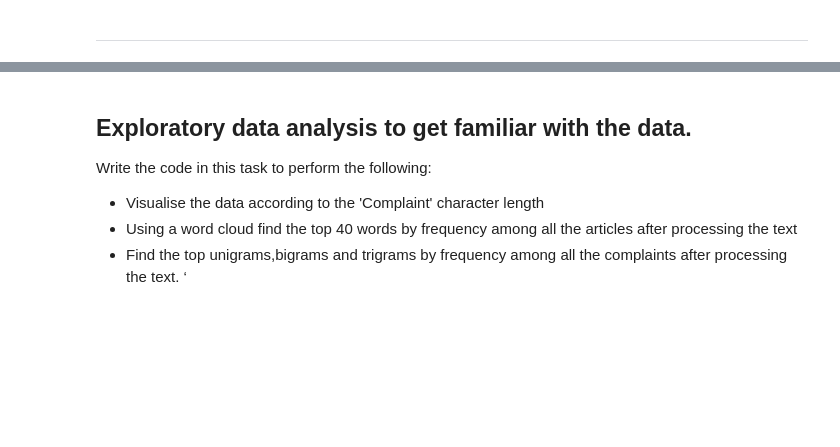
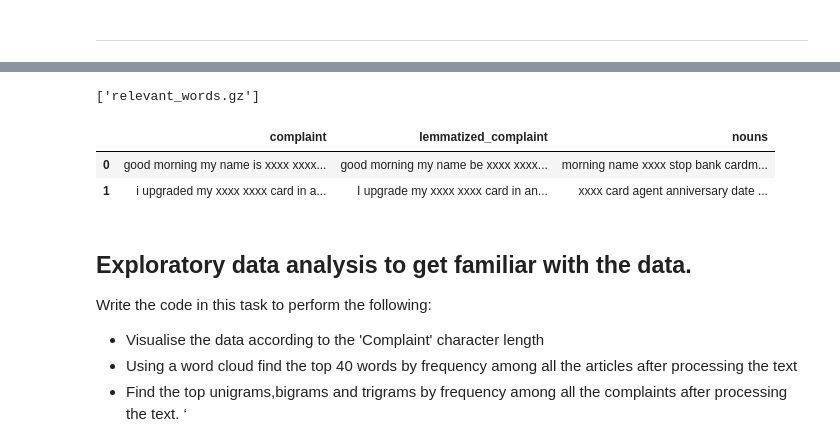
Before and after one commit to ayushxx7/TicketClassification, a Jupyter notebook: Automatic_Ticket_Classification_Assignment.ipynb, the cells around one changed output, grey strips where cells are left out. Cells and saved outputs as stored; diff of their text form; code cells hidden in the pictures; blank space fills up the shorter version.

```diff
--- a/Automatic_Ticket_Classification_Assignment.ipynb
+++ b/Automatic_Ticket_Classification_Assignment.ipynb
@@ -405,2 +414,4 @@ df_clean.head()
 # %% [markdown]
 ---
+# %%
+df_clean = joblib.load("lemmatized_data.gz")
@@ -426,0 +434,15 @@ print(get_relevant_words(x))
+# %%
+def get_relevant_words_via_pos_tagging(series):
+    relevant_words_list = []
+    nlp = en_core_web_sm.load()
+    nlp.select_pipes(disable=['ner'])
+    cnt = 0
+    for index, doc in enumerate(tqdm(nlp.pipe(series), total=len(series))):
+        relevant_words = []
+        for word in doc:
+            if "NN" in word.tag_:
+                relevant_words.append(word.text)
+        relevant_words_list.append(" ".join(relevant_words))
+    return relevant_words_list
+
+relevant_words_from_complaints = get_relevant_words_via_pos_tagging(df_clean['lemmatized_complaint'])
@@ -427,6 +451,14 @@ print(get_relevant_words(x))
+# %%
+joblib.dump(df_clean, "relevant_words.gz")
+# %% [output]
+['relevant_words.gz']
 # %%
 #The clean dataframe should now contain the raw complaint, lemmatized complaint and the complaint after removing POS tags.
-# df_clean
+df_clean.head(2)
+# %% [output]
+|  | complaint | lemmatized_complaint | nouns |
+| 0 | good morning my name is xxxx xxxx... | good morning my name be xxxx xxxx... | morning name xxxx stop bank cardm... |
+| 1 | i upgraded my xxxx xxxx card in a... | I upgrade my xxxx xxxx card in an... | xxxx card agent anniversary date ... |
 # %% [markdown]
 ## Exploratory data analysis to get familiar with the data.
 
```
Also changed, not shown: parts of 51 cells of this notebook.
